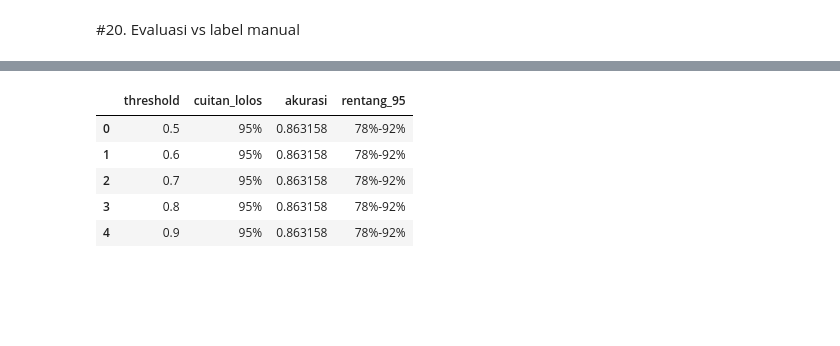
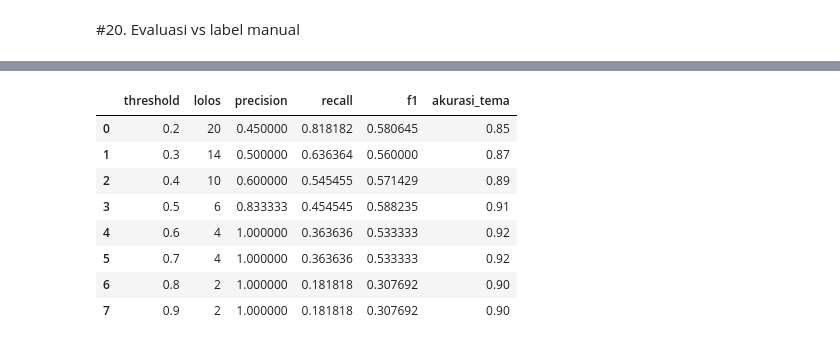
Before and after one commit to aldo02032004/naufaldo.github.io, a Jupyter notebook: kol_network_stance.ipynb, the cells around one changed output, grey strips where cells are left out. Saved outputs shown, nothing was run; the diff lists cells and outputs as text; code cells hidden in the pictures; blank space fills up the shorter version.

```diff
--- a/kol_network_stance.ipynb
+++ b/kol_network_stance.ipynb
@@ -796,7 +778,7 @@ for _, row in tqdm(df_top_authors.iterrows(), total=len(df_top_authors), desc="S
         continue
     try:
         out = judge_kol(row, posts)
-    except Exception as e:
+    except (ValueError, KeyError) as e:   # cuma jawaban Gemma yang rusak yang dilewatin, error lain langsung stop
         print(f"Error di {row['author_id']} ({row['theme']}): {type(e).__name__}: {e}")
         out = {"relevan": None, "summary": "", "sentiment": UNCLASSIFIED, "stance": UNCLASSIFIED}
     records.append({**row[["theme", "rank", "author_id", "Id", "score"]].to_dict(),
@@ -1143,8 +1053,6 @@ Cuitan yang temanya dari AI yang belum dilabel: 0
 # %% [markdown]
 #20. Evaluasi vs label manual
 # %%
-TARGET_ACCURACY = 0.8   # akurasi tema minimal yang dianggap cukup buat ikut ranking
-
 truth = pd.DataFrame([{"key": k, "sentiment_manual": v[0], "stance_manual": v[1]} for k, v in saved["kol"].items()],
                      columns=["key", "sentiment_manual", "stance_manual"])
 ev = df_kol.assign(key=df_kol["theme"] + "|" + df_kol["Id"]).merge(truth, on="key")
@@ -1152,13 +1060,9 @@ if ev.empty:
     print("Belum ada label KOL. Isi LABELS_KOL di cell label manual dulu")
 else:
     for kind in ("sentiment", "stance"):
-        print(f"\n===== {kind}: {len(ev)} KOL berlabel =====")
-        for name, col in (("Gemma", kind), ("Hasil akhir (Gemini)", f"{kind}_final")):
-            kappa = cohen_kappa_score(ev[f"{kind}_manual"], ev[col])
-            print(f"\n{name} (kappa {kappa:.2f})")
-            print(classification_report(ev[f"{kind}_manual"], ev[col], zero_division=0))
-        print("Confusion matrix hasil akhir:")
-        display(pd.crosstab(ev[f"{kind}_manual"], ev[f"{kind}_final"], rownames=["manual"], colnames=["hasil akhir"]))
+        print(f"\n===== {kind}: {len(ev)} KOL berlabel, kappa {cohen_kappa_score(ev[f'{kind}_manual'], ev[kind]):.2f} =====")
+        print(classification_report(ev[f"{kind}_manual"], ev[kind], zero_division=0))
+        display(pd.crosstab(ev[f"{kind}_manual"], ev[kind], rownames=["manual"], colnames=["gemma"]))
 
 pre = list(saved["prefilter"].values())
 if pre:
@@ -1170,38 +1074,35 @@ if pre:
     print(f"Perkiraan cuitan relevan yang kebuang: ~{missed:.0f} dari {n_pre:,} (rentang {lo * n_pre:.0f}-{hi * n_pre:.0f})")
     print(f"Perkiraan recall prefilter: {len(df_topic) / (len(df_topic) + missed):.0%}")
 
-# kalibrasi confidence tema: confidence yang disebut gemini dicek sama label manual
-cal = df_clean.loc[review_idx, ["text_clean", "theme", "theme_confidence"]].dropna()
-cal = cal.assign(manual=cal["text_clean"].map(saved["tema"]), conf=cal["theme_confidence"].astype(float)).dropna()
+# peluang relevan dari Gemma dicek sama label manual
+cal = df_clean.loc[review_idx, ["text_clean", "theme_guess", "theme_confidence"]].dropna()
+cal = cal.assign(manual=cal["text_clean"].map(saved["tema"]), p=cal["theme_confidence"].astype(float)).dropna()
 if cal.empty:
     print("\nBelum ada label tema. Isi LABELS_TEMA di cell label manual dulu")
 else:
-    cal["benar"] = cal["theme"] == cal["manual"]
-    print(f"\n===== Confidence tema: {len(cal)} cuitan berlabel, akurasi {cal['benar'].mean():.0%} =====")
-    # kalau akurasi di satu bin jauh di bawah rata-rata confidence-nya, gemini kepedean
-    bins = cal.groupby(pd.cut(cal["conf"], [0, 0.5, 0.6, 0.7, 0.8, 0.9, 1.0], include_lowest=True), observed=True)
-    display(bins.agg(jumlah=("benar", "size"), rata_confidence=("conf", "mean"), akurasi=("benar", "mean")))
+    rel_true = cal["manual"].ne("lainnya")
+    print(f"\n===== Tema: {len(cal)} cuitan berlabel, {rel_true.sum()} relevan. "
+          f"Baseline (tebak 'lainnya' semua): {(~rel_true).mean():.0%} =====")
+    # kalibrasi: kalau rata_peluang mirip beneran_relevan, peluangnya bisa dipercaya
+    bins = cal.groupby(pd.cut(cal["p"], [0, 0.2, 0.4, 0.6, 0.8, 1.0], include_lowest=True), observed=True)
+    display(bins.agg(jumlah=("p", "size"), rata_peluang=("p", "mean"),
+                     beneran_relevan=("manual", lambda m: m.ne("lainnya").mean())))
 
+    # naikin threshold = yang lolos lebih bersih (precision naik) tapi lebih banyak yang kelewat (recall turun)
     rows = []
-    for t in (0.5, 0.6, 0.7, 0.8, 0.9):
-        kept = cal[cal["conf"] >= t]
-        if len(kept):
-            lo, hi = proportion_confint(kept["benar"].sum(), len(kept), method="wilson")
-            rows.append({"threshold": t, "cuitan_lolos": f"{len(kept) / len(cal):.0%}",
-                         "akurasi": kept["benar"].mean(), "rentang_95": f"{lo:.0%}-{hi:.0%}"})
+    for t in (0.2, 0.3, 0.4, 0.5, 0.6, 0.7, 0.8, 0.9):
+        pred = cal["theme_guess"].where(cal["p"] >= t, "lainnya")
+        rel_pred = pred.ne("lainnya")
+        rows.append({"threshold": t, "lolos": int(rel_pred.sum()),
+                     "precision": precision_score(rel_true, rel_pred, zero_division=0),
+                     "recall": recall_score(rel_true, rel_pred, zero_division=0),
+                     "f1": f1_score(rel_true, rel_pred, zero_division=0),
+                     "akurasi_tema": (pred == cal["manual"]).mean()})
     thr = pd.DataFrame(rows)
     display(thr)
-    ok = thr[thr["akurasi"] >= TARGET_ACCURACY]
-    if len(ok):
-        print(f"Threshold terkecil yang akurasinya >= {TARGET_ACCURACY:.0%}: {ok['threshold'].min()} "
-              f"(sekarang RANKING_MIN_CONFIDENCE = {RANKING_MIN_CONFIDENCE}). Ganti di Form kalau beda")
-    else:
-        print(f"Nggak ada threshold yang akurasinya >= {TARGET_ACCURACY:.0%}, masalahnya di tema/prompt, bukan threshold")
-        # salahnya ke mana: baris = label manual, kolom = tema dari Gemma
-    display(pd.crosstab(cal["manual"], cal["theme"], rownames=["manual"], colnames=["gemma"]))
-        # akurasi doang bisa nipu kalau 'lainnya' dominan. yang penting buat ranking: cuitan relevan ketangkep & nggak kemasukan sampah
-    rel_true, rel_pred = cal["manual"].ne("lainnya"), cal["theme"].ne("lainnya")
-    hit = (rel_true & rel_pred).sum()
-    print(f"Baseline (tebak 'lainnya' semua): {(~rel_true).mean():.0%}")
-    print(f"Relevan vs nggak: precision {hit}/{rel_pred.sum()}, recall {hit}/{rel_true.sum()}")
+    best = thr.loc[thr["f1"].idxmax()]
+    print(f"F1 paling tinggi di threshold {best['threshold']} (precision {best['precision']:.0%}, recall {best['recall']:.0%}). "
+          f"Sekarang RANKING_MIN_CONFIDENCE = {RANKING_MIN_CONFIDENCE}, kalau beda ganti di Form terus jalanin ulang dari Klasifikasi tema")
+    # salahnya ke mana di threshold sekarang: baris = label manual, kolom = tema akhir
+    display(pd.crosstab(cal["manual"], df_clean.loc[cal.index, "theme"], rownames=["manual"], colnames=["gemma"]))
 # %% [output]
@@ -1262,6 +1151,9 @@ Perkiraan recall prefilter: 100%
-|  | threshold | cuitan_lolos | akurasi | rentang_95 |
-| 0 | 0.5 | 95% | 0.863158 | 78%-92% |
-| 1 | 0.6 | 95% | 0.863158 | 78%-92% |
-| 2 | 0.7 | 95% | 0.863158 | 78%-92% |
-| 3 | 0.8 | 95% | 0.863158 | 78%-92% |
-| 4 | 0.9 | 95% | 0.863158 | 78%-92% |
+|  | threshold | lolos | precision | recall | f1 | akurasi_tema |
+| 0 | 0.2 | 20 | 0.450000 | 0.818182 | 0.580645 | 0.85 |
+| 1 | 0.3 | 14 | 0.500000 | 0.636364 | 0.560000 | 0.87 |
+| 2 | 0.4 | 10 | 0.600000 | 0.545455 | 0.571429 | 0.89 |
+| 3 | 0.5 | 6 | 0.833333 | 0.454545 | 0.588235 | 0.91 |
+| 4 | 0.6 | 4 | 1.000000 | 0.363636 | 0.533333 | 0.92 |
+| 5 | 0.7 | 4 | 1.000000 | 0.363636 | 0.533333 | 0.92 |
+| 6 | 0.8 | 2 | 1.000000 | 0.181818 | 0.307692 | 0.90 |
+| 7 | 0.9 | 2 | 1.000000 | 0.181818 | 0.307692 | 0.90 |
```
Also changed, not shown: parts of 16 cells of this notebook.
